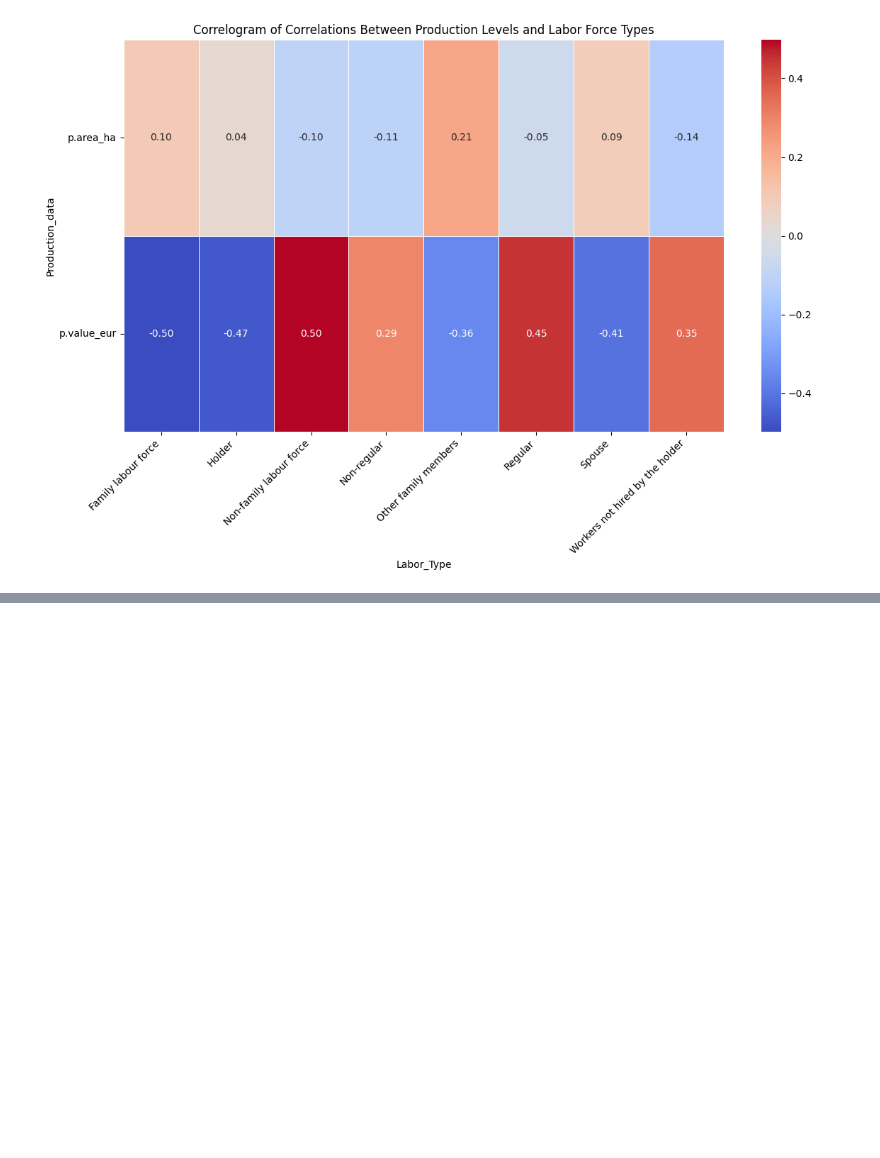
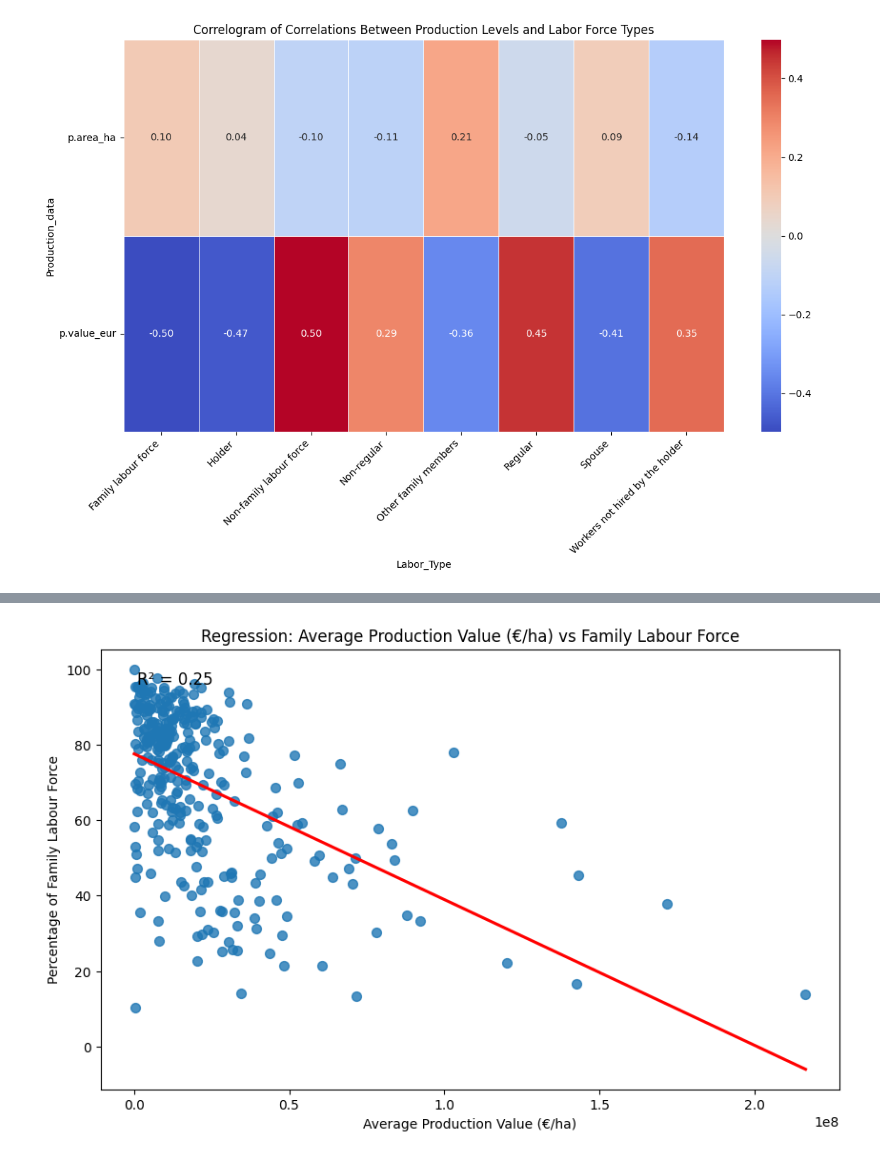
Before and after one commit to domwelsh/avcad_final, a Jupyter notebook: Codes/Labour_production.ipynb, the cells around one changed output, grey strips where cells are left out. Saved outputs shown, nothing was run; the diff lists cells and outputs as text; code cells hidden in the pictures; blank space fills up the shorter version.

```diff
--- a/Codes/Labour_production.ipynb
+++ b/Codes/Labour_production.ipynb
@@ -551,0 +588,19 @@ labour_NUTS4_df['region_name_nuts2'] = labour_NUTS4_df['region_name_nuts2'].str.
+# %%
+df_combinado_total = df_combinado_total[['ltn.type_labour','p.value_eur','percentage']]
+df_combinado_total = df_combinado_total.dropna()
+# %%
+# Filtrar df_regression_results
+df_regression_results_filter = df_regression_results[(df_regression_results['Labor Type'] == 'Family labour force')]
+
+# Filtrar df_combinado
+df_combinado_2 = df_combinado_total[(df_combinado_total['ltn.type_labour'] == 'Family labour force')]
+
+df_combinado_2 = df_combinado_2
+
+# Calcular R² y ajustar modelo de regresión
+X = df_combinado_2['p.value_eur'].values.reshape(-1, 1)
+y = df_combinado_2['percentage'].values
+model = LinearRegression().fit(X, y)
+r2 = model.score(X, y)
+
+df_combinado_2.head(300)
@@ -551,0 +621,17 @@ labour_NUTS4_df['region_name_nuts2'] = labour_NUTS4_df['region_name_nuts2'].str.
+# %%
+# Crear el scatter plot con línea de regresión
+plt.figure(figsize=(10, 6))
+sns.regplot(x='p.value_eur', y='percentage', data=df_combinado_2, ci=None, scatter_kws={'s':50}, line_kws={'color':'red'})
+
+# Añadir R² al gráfico
+plt.text(0.05, 0.95, f'R² = {r2:.2f}', transform=plt.gca().transAxes, fontsize=12, verticalalignment='top')
+
+# Añadir títulos y etiquetas
+plt.title(f'Regression: Average Production Value (€/ha) vs Family Labour Force')
+plt.xlabel(f'Average Production Value (€/ha)')
+plt.ylabel(f'Percentage of Family Labour Force')
+plt.grid(False)
+
+plt.show()
+# %% [output]
+[figure, added]
```
Also changed, not shown: parts of 13 cells of this notebook, 1 other file.
